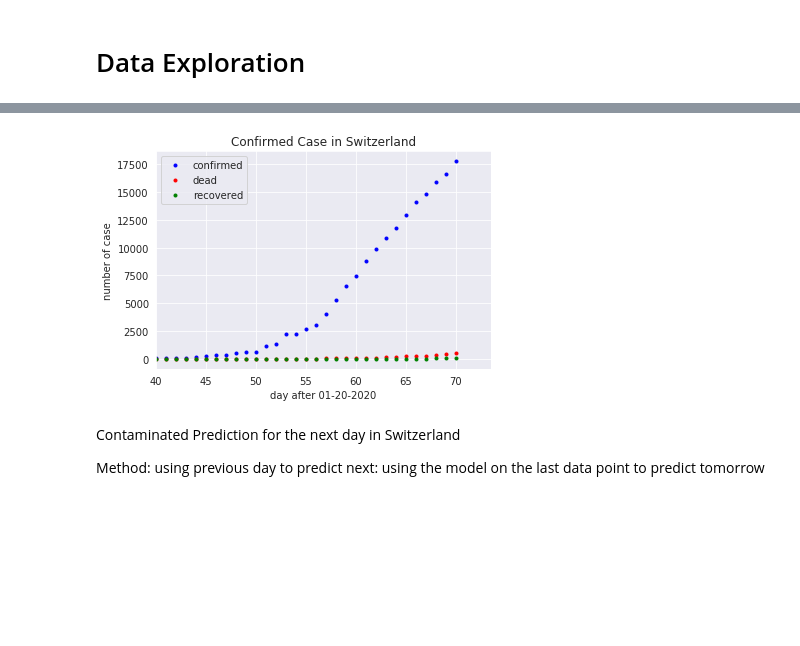
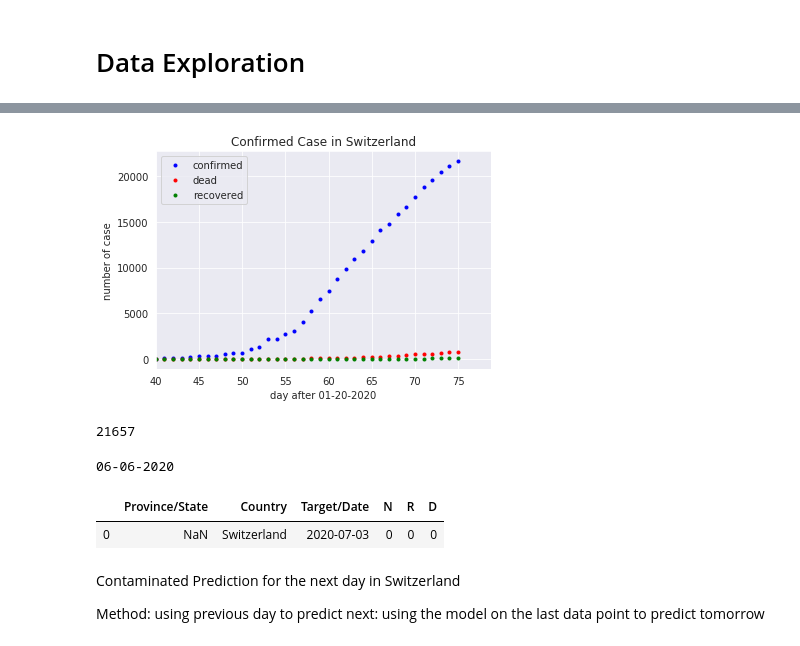
Before and after one commit to orielkiss/covid19, a Jupyter notebook: Covid_Data_Exploration.ipynb, the cells around one changed output, grey strips where cells are left out. Saved outputs shown, nothing was run; the diff lists cells and outputs as text; code cells hidden in the pictures; blank space fills up the shorter version.

```diff
--- a/Covid_Data_Exploration.ipynb
+++ b/Covid_Data_Exploration.ipynb
@@ -108,21 +153,47 @@ plt.show()
 # %%
-confirmed_swiss=confirmed.iloc[206,4:]
-dead_swiss=dead.iloc[206,4:]
-recovered_swiss=recovered.iloc[206,4:]
+l=80
+confirmed_swiss=confirmed.iloc[206,4:l]
+dead_swiss=dead.iloc[206,4:l]
+recovered_swiss=recovered.iloc[206,4:l]
 confirmed_swiss
 time=np.arange(len(confirmed_swiss))
 plt.figure()
 plt.title('Confirmed Case in Switzerland')
 plt.xlabel('day after 01-20-2020')
 plt.ylabel('number of case')
 plt.plot(time,confirmed_swiss,'b.',label='confirmed')
 plt.plot(time,dead_swiss,'r.',label='dead')
 plt.plot(time,recovered_swiss,'g.',label='recovered')
 plt.legend()
 plt.xlim(40)
 plt.show()
+print(confirmed_swiss[-1])
 # %% [output]
-[figure, old version]
+[figure, new version]
+21657
+# %%
+prediction_2days_swiss=pd.DataFrame()
+print( todayplus2)
+prediction_2days_swiss['Province/State']=[]
+prediction_2days_swiss['Country']=['Switzerland']
+prediction_2days_swiss['Target/Date']=[subdate(todayplus2)]
+prediction_2days_swiss['N']=[0]
+prediction_2days_swiss['R']=[0]
+prediction_2days_swiss['D']=[0]
+
+prediction_7days_swiss=pd.DataFrame()
+prediction_7days_swiss['Province/State']=[]
+prediction_7days_swiss['Country']=['Switzerland']
+prediction_7days_swiss['Target/Date']=[subdate(todayplusweek)]
+prediction_7days_swiss['N']=[0]
+prediction_7days_swiss['R']=[0]
+prediction_7days_swiss['D']=[0]
+
+prediction_7days_swiss
+# %% [output]
+06-06-2020
+|  | Province/State | Country | Target/Date | N | R | D |
+| 0 | NaN | Switzerland | 2020-07-03 | 0 | 0 | 0 |
 # %% [markdown]
 Contaminated Prediction for the next day in Switzerland
 
```
Also changed, not shown: parts of 10 cells of this notebook, 3 other files.
